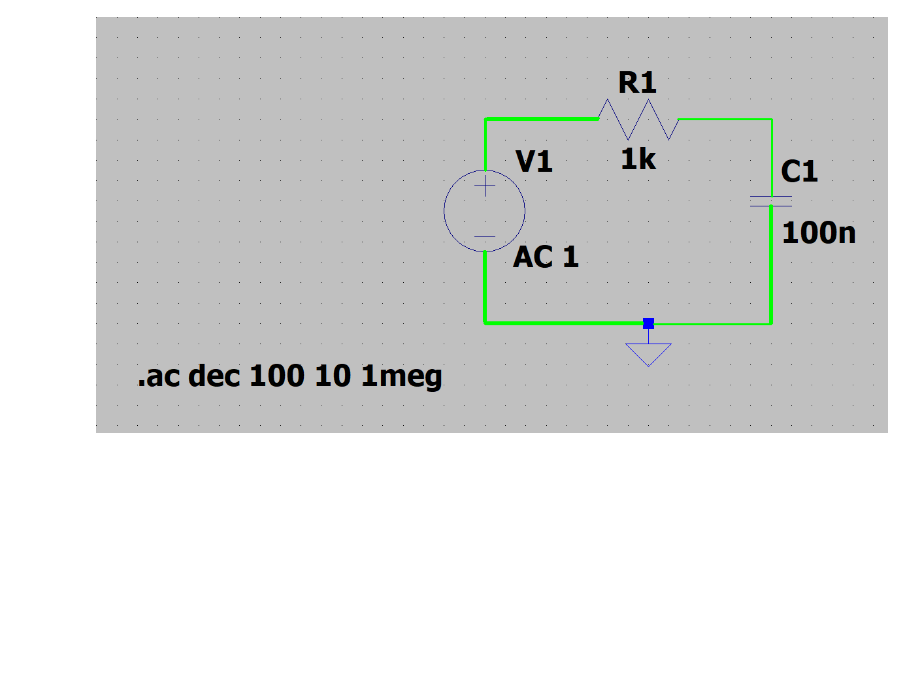
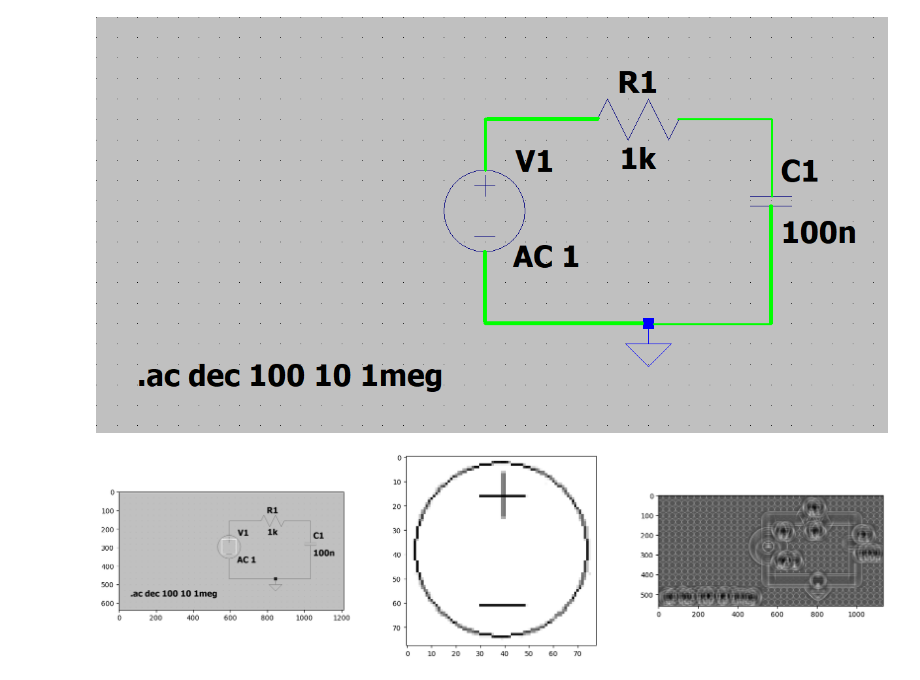
Before and after one commit to pupupa69/image-to-LTspice, a Jupyter notebook: py/main.ipynb, the cells around one changed output. Saved outputs shown, nothing was run; the diff lists cells and outputs as text; code cells hidden in the pictures; blank space fills up the shorter version.

Commit message:
Template Matching for power supply

```diff
--- a/py/main.ipynb
+++ b/py/main.ipynb
@@ -61,3 +61,22 @@ cv.imwrite("attempts/easy-linesDetected.png", lines_image)
 Image("attempts/easy-linesDetected.png")
 # %% [output]
 [figure]
+# %%
+template = cv.imread("templates/powersupply.png", 0)
+easy_gray = cv.cvtColor(easy, cv.COLOR_BGR2GRAY)
+easy_gray = cv.blur(easy_gray, (3,3))
+
+w, h = template.shape[::-1]
+res = cv.matchTemplate(easy_gray, template, cv.TM_CCOEFF_NORMED)
+min_val, max_val, min_loc, max_loc = cv.minMaxLoc(res)
+top_left = max_loc
+bottom_right = (top_left[0] + w, top_left[1] + h)
+cv.rectangle(easy_gray,top_left, bottom_right, 255, 2)
+
+plt.figure(figsize=[20,5])
+plt.subplot(131),plt.imshow(easy_gray,cmap='gray')
+plt.subplot(132),plt.imshow(template, cmap='gray')
+plt.subplot(133),plt.imshow(res, cmap='gray')
+plt.show()
+# %% [output]
+[figure, added]
```
Also changed, not shown: 1 other file.
